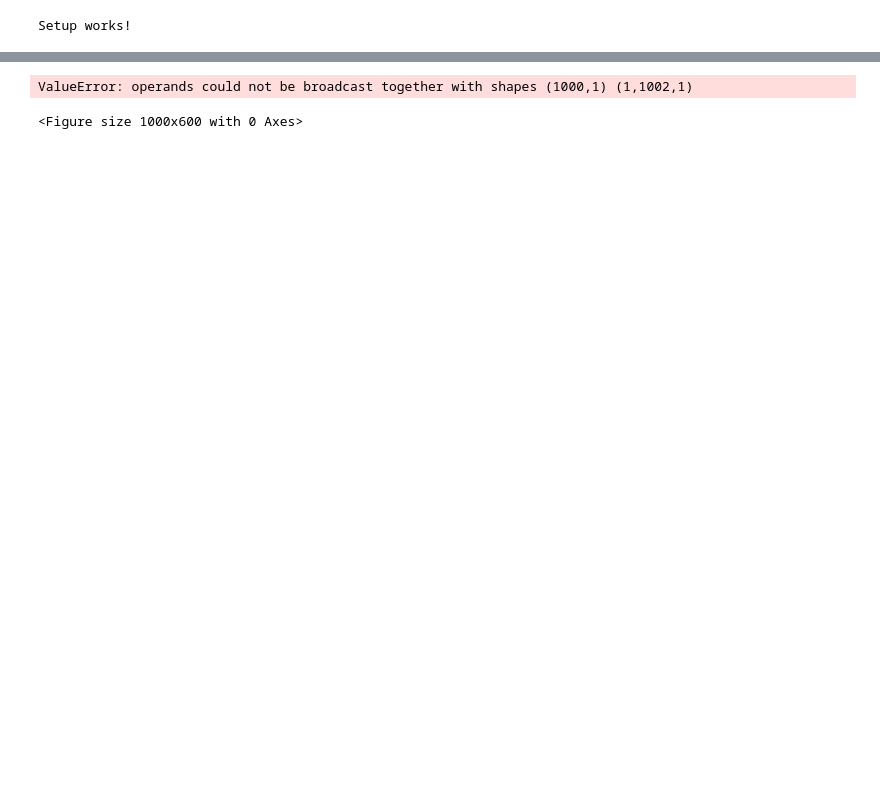
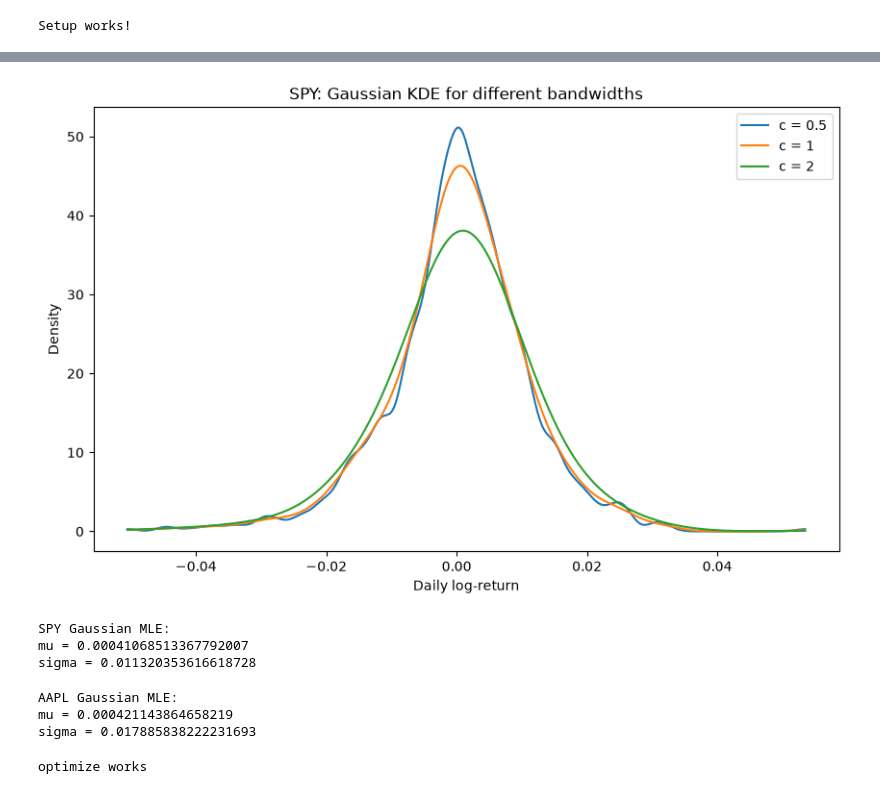
Before and after one commit to nicks848/big-data-science-in-finance, a Jupyter notebook: Lecture1.ipynb, the cells around one changed output, grey strips where cells are left out. Cells and saved outputs as stored; diff of their text form; code cells hidden in the pictures; blank space fills up the shorter version.

```diff
--- a/Lecture1.ipynb
+++ b/Lecture1.ipynb
@@ -168,22 +148,25 @@ data = spy_returns.to_numpy().ravel()
 import numpy as np
 import matplotlib.pyplot as plt
 
+# Convert returns from a one-column DataFrame to a 1D array
+data = spy_returns.to_numpy().ravel()
+
 # Number of observations
-n = len(spy_returns)
+n = len(data)
 
 # Scott's bandwidth factor
 h_scott = n ** (-1 / 5)
 
 # Standard deviation of the data
-s = np.std(spy_returns, ddof=1)
+s = np.std(data, ddof=1)
 
-# Actual reference bandwidth
+# Reference bandwidth
 h = h_scott * s
 
 # x-values over which we evaluate the KDE
 x = np.linspace(
-    np.quantile(spy_returns, 0.001),
-    np.quantile(spy_returns, 0.999),
+    np.quantile(data, 0.001),
+    np.quantile(data, 0.999),
     1000
 )
 
@@ -196,33 +179,47 @@ def gaussian_kde_manual(x, data, bandwidth):
     kernel_values = (
         1 / np.sqrt(2 * np.pi)
         * np.exp(-0.5 * u**2)
     )
 
     return np.sum(kernel_values, axis=1) / (n * bandwidth)
 
 
 # Plot the three bandwidths
 plt.figure(figsize=(10, 6))
 
 for c in [0.5, 1, 2]:
     bandwidth = c * h
+
     density = gaussian_kde_manual(
         x,
-        spy_returns.to_numpy(),
+        data,
         bandwidth
     )
 
     plt.plot(
         x,
         density,
         label=f"c = {c}"
     )
 
 plt.xlabel("Daily log-return")
 plt.ylabel("Density")
 plt.title("SPY: Gaussian KDE for different bandwidths")
 plt.legend()
 plt.show()
 # %% [output]
-ValueError: operands could not be broadcast together with shapes (1000,1) (1,1002,1)
-<Figure size 1000x600 with 0 Axes>
+[figure, added]
+# %%
+mu_spy = np.mean(data)
+
+sigma_spy = np.sqrt(
+    np.mean((data - mu_spy)**2)
+)
+
+print("SPY Gaussian MLE:")
+print("mu =", mu_spy)
+print("sigma =", sigma_spy)
+# %% [output]
+SPY Gaussian MLE:
+mu = 0.00041068513367792007
+sigma = 0.011320353616618728
@@ -228,0 +232,21 @@ ValueError: operands could not be broadcast together with shapes (1000,1) (1,100
+# %%
+aapl_data = aapl_returns.to_numpy().ravel()
+
+mu_aapl = np.mean(aapl_data)
+
+sigma_aapl = np.sqrt(
+    np.mean((aapl_data - mu_aapl)**2)
+)
+
+print("AAPL Gaussian MLE:")
+print("mu =", mu_aapl)
+print("sigma =", sigma_aapl)
+# %% [output]
+AAPL Gaussian MLE:
+mu = 0.000421143864658219
+sigma = 0.017885838222231693
+# %%
+from scipy import optimize
+print("optimize works")
+# %% [output]
+optimize works
```
Also changed, not shown: parts of 22 cells of this notebook.
